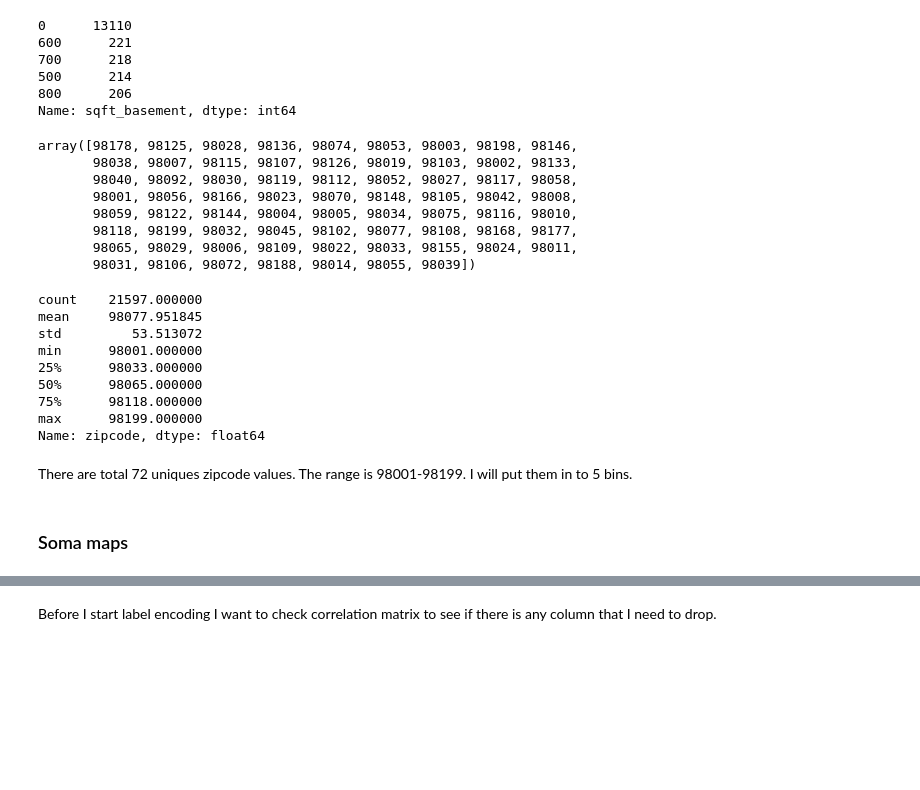
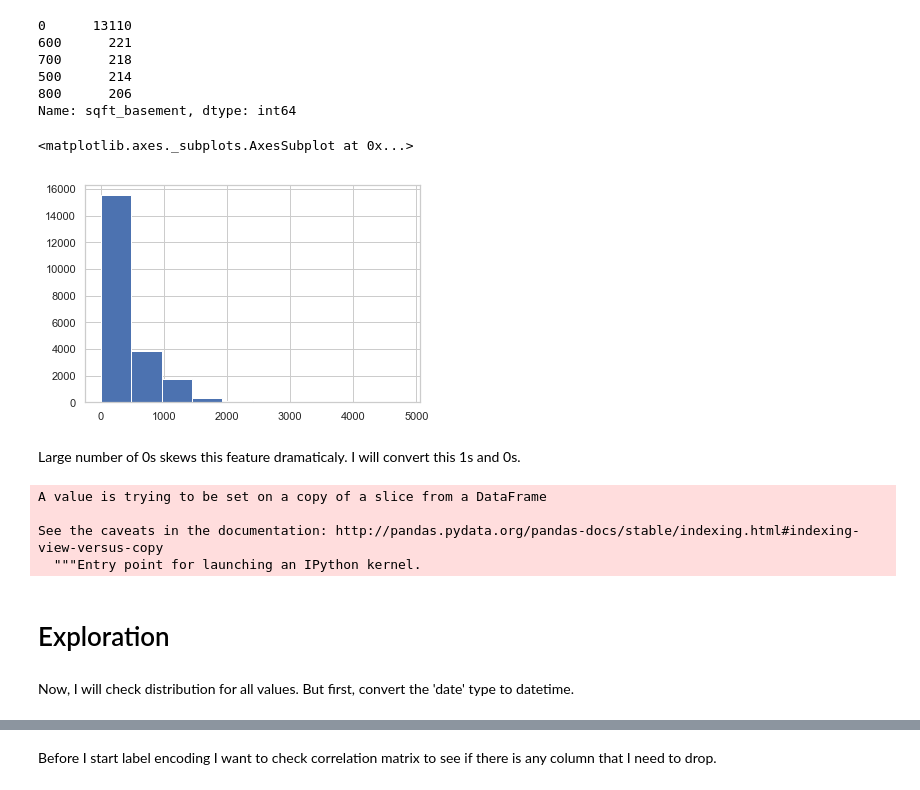
Before and after one commit to fcamuz/house-price-prediction, a Jupyter notebook: student.ipynb, the cells around one changed output, grey strips where cells are left out. Saved outputs shown, nothing was run; the diff lists cells and outputs as text; code cells hidden in the pictures; blank space fills up the shorter version.

```diff
--- a/student.ipynb
+++ b/student.ipynb
@@ -330,2 +277,4 @@ the renovation years vary from 1991 to 2015. The bins can be [null, 0, 2000, 201
 # %%
-df.loc[df.yr_renovated.isna(), 'yr_renovated'] = 0
+df.yr_renovated=df.yr_renovated.fillna(0)
+df.yr_renovated[df.yr_renovated!=0]=1
+df.yr_renovated.value_counts()
@@ -596,28 +343,3 @@ df.sqft_basement.value_counts().head()
 500      214
 800      206
 Name: sqft_basement, dtype: int64
-# %%
-df.zipcode.unique()
-# %% [output]
-array([98178, 98125, 98028, 98136, 98074, 98053, 98003, 98198, 98146,
-       98038, 98007, 98115, 98107, 98126, 98019, 98103, 98002, 98133,
-       98040, 98092, 98030, 98119, 98112, 98052, 98027, 98117, 98058,
-       98001, 98056, 98166, 98023, 98070, 98148, 98105, 98042, 98008,
-       98059, 98122, 98144, 98004, 98005, 98034, 98075, 98116, 98010,
-       98118, 98199, 98032, 98045, 98102, 98077, 98108, 98168, 98177,
-       98065, 98029, 98006, 98109, 98022, 98033, 98155, 98024, 98011,
-       98031, 98106, 98072, 98188, 98014, 98055, 98039])
-# %%
-df.zipcode.describe()
-# %% [output]
-count    21597.000000
-mean     98077.951845
-std         53.513072
-min      98001.000000
-25%      98033.000000
-50%      98065.000000
-75%      98118.000000
-max      98199.000000
-Name: zipcode, dtype: float64
-# %% [markdown]
- There are total 72 uniques zipcode values. The range is 98001-98199. I will put them in to 5 bins.
@@ -629,2 +346,19 @@ df.zipcode = df.zipcode.cat.codes
-# %% [markdown]
-###  Soma maps
+# %%
+df.sqft_basement.hist()
+# %% [output]
+<matplotlib.axes._subplots.AxesSubplot at 0x...>
+[figure, added]
+# %% [markdown]
+Large number of 0s skews this feature dramaticaly. I will convert this 1s and 0s.
+# %%
+df.sqft_basement[df.sqft_basement!=0]=1
+#df.sqft_basement.value_counts()
+# %% [output]
+A value is trying to be set on a copy of a slice from a DataFrame
+
+See the caveats in the documentation: http://pandas.pydata.org/pandas-docs/stable/indexing.html#indexing-view-versus-copy
+  """Entry point for launching an IPython kernel.
+# %% [markdown]
+# Exploration
+# %% [markdown]
+Now, I will check distribution for all values. But first, convert the 'date' type to datetime.
```
Also changed, not shown: parts of 178 cells of this notebook, 1 other file.
